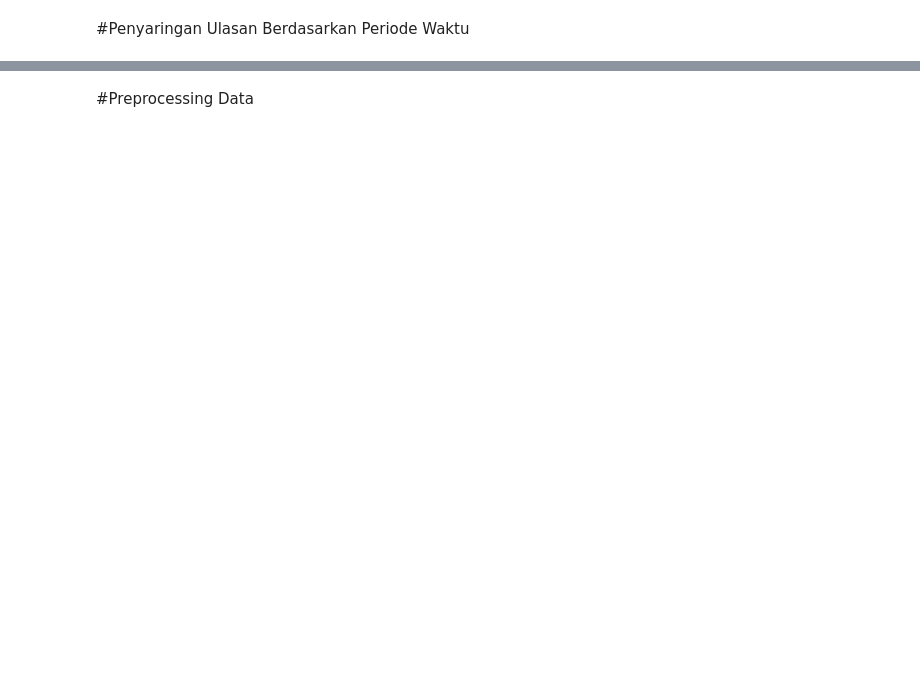
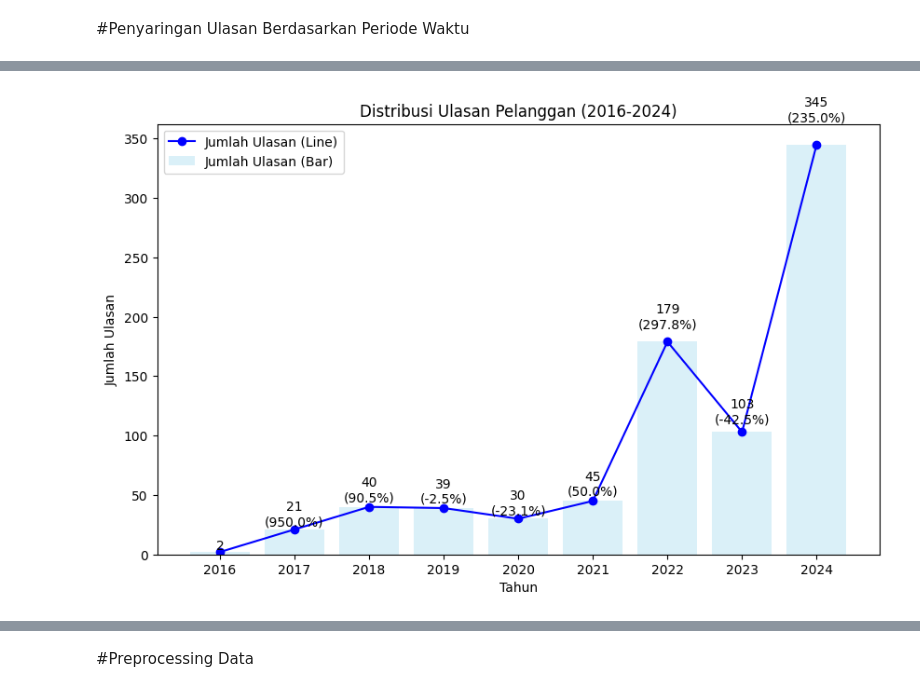
Before and after one commit to dian-wijayanti/DOKUMEN-TESIS, a Jupyter notebook: Dokumentasi.ipynb, the cells around one changed output, grey strips where cells are left out. Drawn from its saved outputs; the diff is of its cells as text; code cells hidden in the pictures; blank space fills up the shorter version.

```diff
--- a/Dokumentasi.ipynb
+++ b/Dokumentasi.ipynb
@@ -791,12 +874,13 @@ import pandas as pd
 import numpy as np
 from google.colab import drive
 import matplotlib.pyplot as plt
+from google.colab import files
 
 # 1. Mount Google Drive
 drive.mount('/content/drive')
 
-# 2. Baca dataset dari file CSV yang sudah diberi flag atau belum (misalnya file marked_reviews.csv)
-input_path = '/content/drive/MyDrive/DATA/marked_reviews.csv'
+# 2. Baca dataset dari file CSV
+input_path = '/content/drive/MyDrive/DATA/cleaned_reviews_no_outliers.csv'
 try:
     df = pd.read_csv(input_path)
 except Exception as e:
@@ -805,25 +889,10 @@ except Exception as e:
 
 print("Jumlah data sebelum proses:", len(df))
 
-# 3. Menandai outlier berdasarkan text_length (panjang teks ulasan)
-# Pastikan kolom 'text' ada dan hitung panjang teks
-df['text_length'] = df['text'].apply(lambda x: len(x) if isinstance(x, str) else 0)
-
-# Hitung Q1, Q3, dan IQR untuk text_length
-Q1 = df['text_length'].quantile(0.25)
-Q3 = df['text_length'].quantile(0.75)
-IQR = Q3 - Q1
-lower_bound = Q1 - 1.5 * IQR
-upper_bound = Q3 + 1.5 * IQR
-
-# Tandai outlier: baris dengan text_length di bawah lower_bound atau di atas upper_bound
-df['is_outlier'] = (df['text_length'] < lower_bound) | (df['text_length'] > upper_bound)
-print("Jumlah outlier yang ditandai:", df['is_outlier'].sum())
-
-# 4. Konversi kolom 'publishedAtDate' ke datetime (tz-aware) dengan UTC
+# 3. Konversi kolom 'publishedAtDate' ke datetime (tz-aware) dengan UTC
 if 'publishedAtDate' in df.columns:
     try:
-        df['publishedAtDate'] = pd.to_datetime(df['publishedAtDate'], utc=True)
+        df['publishedAtDate'] = pd.to_datetime(df['publishedAtDate'], utc=True, errors='coerce')
     except Exception as e:
         print(f"Error saat konversi 'publishedAtDate': {e}")
         raise
@@ -831,18 +900,16 @@ else:
     print("Kolom 'publishedAtDate' tidak ditemukan dalam dataset.")
     df['publishedAtDate'] = pd.NaT
 
-# 5. Penyaringan Ulasan Berdasarkan Periode Waktu
-# Misalnya, ambil ulasan yang tanggalnya sampai dengan 31 Desember 2024 (UTC)
+# 4. Penyaringan Ulasan Berdasarkan Periode Waktu
 end_date = pd.to_datetime('2024-12-31').tz_localize('UTC')
-
 df_filtered = df[df['publishedAtDate'] <= end_date]
 
 print("\nPeriode waktu yang diambil:")
 if not df_filtered.empty:
-    print(f"Dari: {df_filtered['publishedAtDate'].min().strftime('%d %B %Y')}")
+    print(f"Dari: {df_filtered['publishedAtDate'].min()}")
 else:
     print("Data kosong setelah filter periode!")
-print(f"Sampai: {end_date.strftime('%d %B %Y')}")
+print(f"Sampai: {end_date}")
 
 print("\nJumlah data:")
 print(f"Total data sebelum filter waktu: {len(df)}")
@@ -850,16 +917,68 @@ print(f"Total data setelah filter waktu: {len(df_filtered)}")
 print(f"Jumlah data yang difilter: {len(df) - len(df_filtered)}")
 print(f"Persentase data terfilter: {((len(df) - len(df_filtered)) / len(df) * 100):.1f}%")
 
-# 6. Simpan dataset hasil filtering (dengan flag outlier) ke file baru
-output_path = '/content/drive/MyDrive/DATA/filtered_dataset_until_2024_with_outliers_flag.csv'
+# 5. Simpan dataset hasil filtering ke file baru
+output_path = '/content/drive/MyDrive/DATA/filtered_dataset_until_2024_no_outliers.csv'
 try:
     df_filtered.to_csv(output_path, index=False)
     print("\nData telah disimpan ke:", output_path)
 except Exception as e:
     print(f"Error saat menyimpan file ke {output_path}: {e}")
 
-# Opsional: Tampilkan distribusi outlier dalam data terfilter
-if not df_filtered.empty:
-    print("\nJumlah outlier dalam data terfilter:", df_filtered['is_outlier'].sum())
+# === BAGIAN TAMBAHAN: MEMBUAT GRAFIK DISTRIBUSI ULASAN TAHUNAN (2016-2024) ===
+
+if len(df_filtered) == 0:
+    print("\nTidak ada data untuk membuat grafik.")
+else:
+    # Tambahkan kolom 'year' untuk mempermudah grouping
+    df_filtered['year'] = df_filtered['publishedAtDate'].dt.year
+
+    # Hitung jumlah ulasan per tahun
+    year_counts = df_filtered['year'].value_counts().sort_index()
+
+    # Pastikan hanya menampilkan tahun 2016 s/d 2024 (sesuai konteks)
+    valid_years = [y for y in year_counts.index if 2016 <= y <= 2024]
+    year_counts = year_counts[valid_years]
+
+    if len(year_counts) == 0:
+        print("\nTidak ada data tahun 2016-2024 setelah filter.")
+    else:
+        # Plot: Bar chart (transparan) dan Line chart
+        plt.figure(figsize=(10, 6))
+        plt.bar(year_counts.index, year_counts.values, alpha=0.3, color='skyblue', label='Jumlah Ulasan (Bar)')
+        plt.plot(year_counts.index, year_counts.values, marker='o', color='blue', label='Jumlah Ulasan (Line)')
+
+        # Tambahkan label persentase kenaikan/turunan (Year over Year) di atas tiap bar
+        for i in range(len(year_counts)):
+            curr_val = year_counts.values[i]
+            curr_year = year_counts.index[i]
+            if i == 0:
+                plt.text(curr_year, curr_val + (0.05 * curr_val),
+                         f"{curr_val}",
+                         ha='center', va='bottom', fontsize=10, color='black')
+            else:
+                prev_val = year_counts.values[i-1]
+                if prev_val != 0:
+                    yoy_change = ((curr_val - prev_val) / prev_val) * 100
+                    yoy_label = f"{curr_val}\n({yoy_change:.1f}%)"
+                else:
+                    yoy_label = f"{curr_val}"
+                plt.text(curr_year, curr_val + (0.05 * curr_val),
+                         yoy_label,
+                         ha='center', va='bottom', fontsize=10, color='black')
+
+        plt.title("Distribusi Ulasan Pelanggan (2016-2024)")
+        plt.xlabel("Tahun")
+        plt.ylabel("Jumlah Ulasan")
+        plt.xticks(year_counts.index)
+        plt.legend()
+
+        # Simpan dan download grafik
+        plot_file = '/content/drive/MyDrive/DATA/distribusi_ulasan_2016_2024.png'
+        plt.savefig(plot_file, bbox_inches='tight')
+        plt.show()
+
+        print(f"\nGambar berhasil disimpan di {plot_file}")
+        files.download(plot_file)
 # %% [output]
 Drive already mounted at /content/drive; to attempt to forcibly remount, call drive.mount("/content/drive", force_remount=True).
@@ -881,0 +1003 @@ Jumlah outlier dalam data terfilter: 70
+[figure, added]
```
Also changed, not shown: parts of 24 cells of this notebook.
